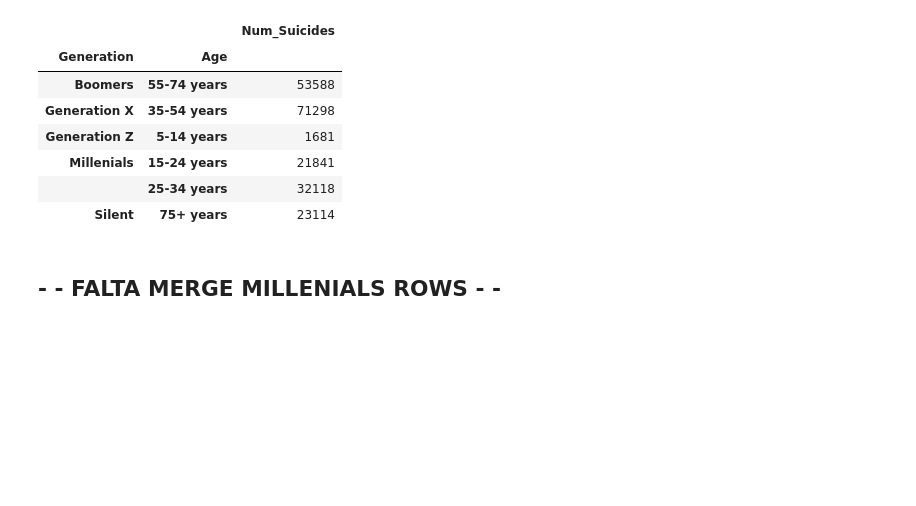
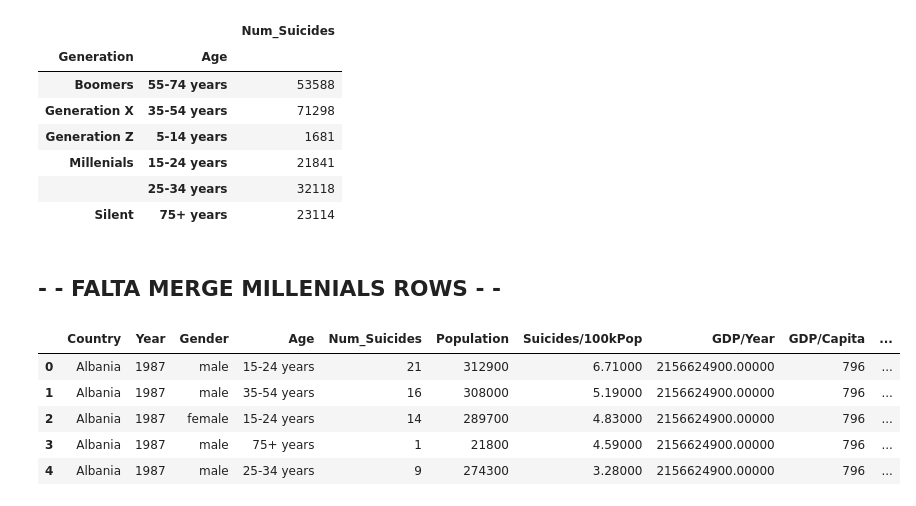
Before and after one commit to cinlaozdemir/Project-Week-3-Data-Thieves, a Jupyter notebook: your-project/Project3_DescStats-Copy1.ipynb, the cells around one changed output. Saved outputs shown, nothing was run; the diff lists cells and outputs as text; code cells hidden in the pictures; blank space fills up the shorter version.

```diff
--- a/your-project/Project3_DescStats-Copy1.ipynb
+++ b/your-project/Project3_DescStats-Copy1.ipynb
@@ -494,3 +515,12 @@ sui_gen.groupby(['Generation','Age']).sum()
 ## - - FALTA MERGE MILLENIALS ROWS - -
 # %%
 #Q6) Countries with the highest 5-14 years range suicide rate?
+# %%
+suicides.head()
+# %% [output]
+|  | Country | Year | Gender | Age | Num_Suicides | Population | Suicides/100kPop | GDP/Year | GDP/Capita | ... |
+| 0 | Albania | 1987 | male | 15-24 years | 21 | 312900 | 6.71000 | 2156624900.00000 | 796 | ... |
+| 1 | Albania | 1987 | male | 35-54 years | 16 | 308000 | 5.19000 | 2156624900.00000 | 796 | ... |
+| 2 | Albania | 1987 | female | 15-24 years | 14 | 289700 | 4.83000 | 2156624900.00000 | 796 | ... |
+| 3 | Albania | 1987 | male | 75+ years | 1 | 21800 | 4.59000 | 2156624900.00000 | 796 | ... |
+| 4 | Albania | 1987 | male | 25-34 years | 9 | 274300 | 3.28000 | 2156624900.00000 | 796 | ... |
```
Also changed, not shown: parts of 15 cells of this notebook.
